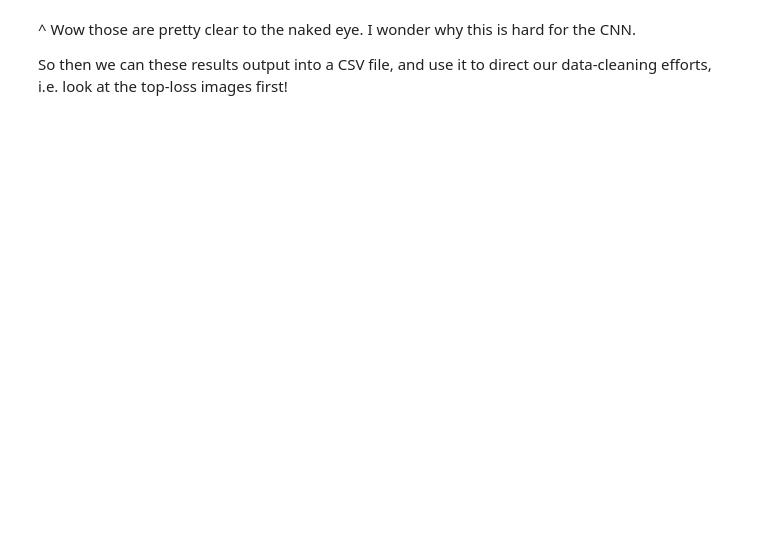
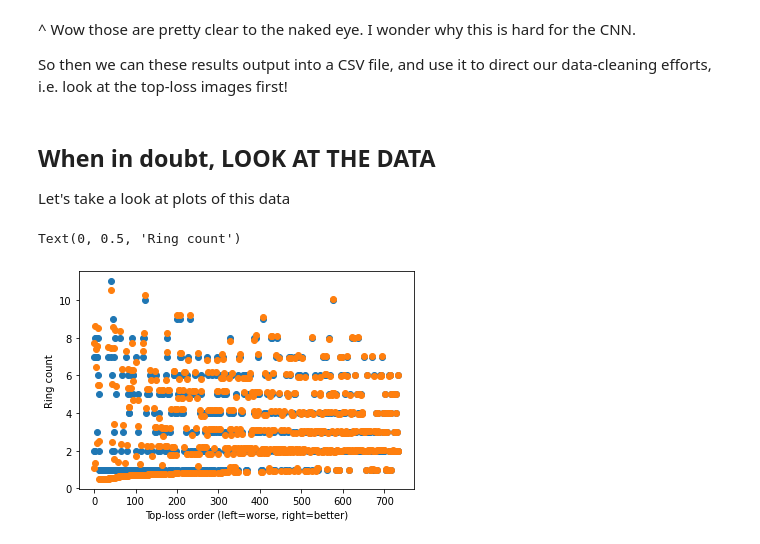
Before and after one commit to drscotthawley/espiownage, a Jupyter notebook: nbs/count_in_crops_cyclegan.ipynb, the cells around one changed output. Saved outputs shown, nothing was run; the diff lists cells and outputs as text; code cells hidden in the pictures; blank space fills up the shorter version.

```diff
--- a/nbs/count_in_crops_cyclegan.ipynb
+++ b/nbs/count_in_crops_cyclegan.ipynb
@@ -215,3 +232,16 @@ Image:
 So then we can these results output into a CSV file, and use it to direct our data-cleaning efforts, i.e. look at the top-loss images first!
 # %%
 res_df.to_csv('ring_count_top_losses_cg.csv', index=False)
+# %% [markdown]
+## When in doubt, LOOK AT THE DATA
+Let's take a look at plots of this data
+# %%
+df2 = res_df.reset_index(drop=True)
+# %%
+plt.plot(df2["target"],'o')
+plt.plot(df2["prediction"],'o')
+plt.xlabel('Top-loss order (left=worse, right=better)')
+plt.ylabel('Ring count')
+# %% [output]
+Text(0, 0.5, 'Ring count')
+[figure, added]
```
Also changed, not shown: parts of 13 cells of this notebook, 2 other files.
